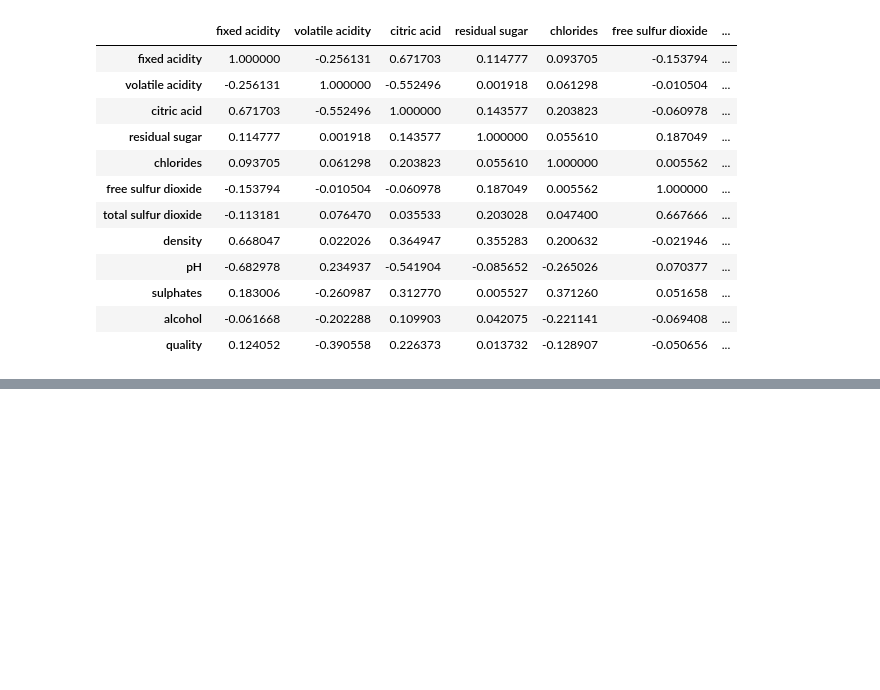
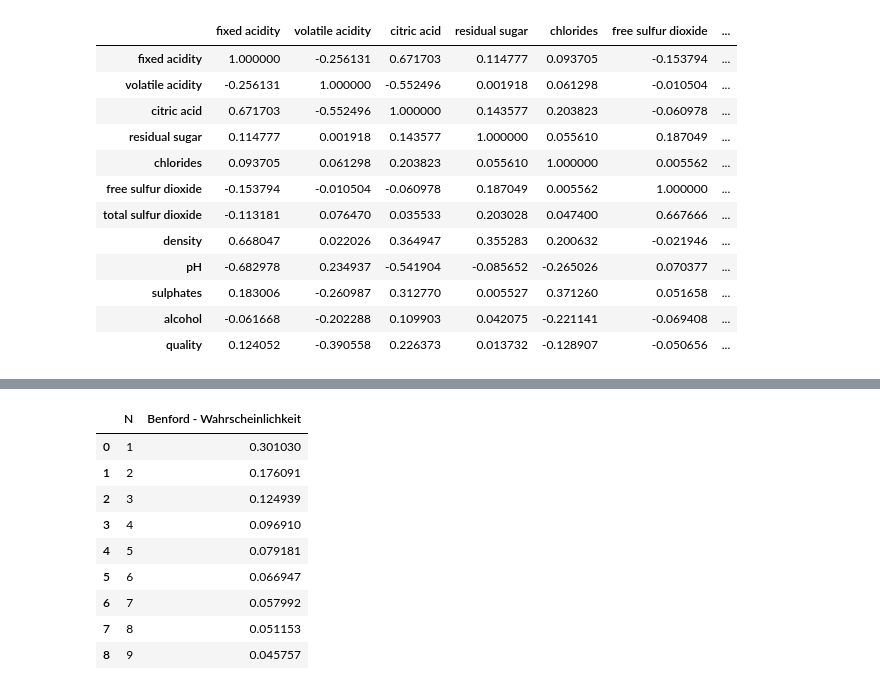
Before and after one commit to carl-pla/portfolio_DS.KI, a Jupyter notebook: project_whole_clemens.ipynb, the cells around one changed output, grey strips where cells are left out. Saved outputs shown, nothing was run; the diff lists cells and outputs as text; code cells hidden in the pictures; blank space fills up the shorter version.

```diff
--- a/project_whole_clemens.ipynb
+++ b/project_whole_clemens.ipynb
@@ -481,0 +552,16 @@ rw[kardinal_columns].corr()
+# %%
+benford = pd.DataFrame(range(1,10,1), columns=['N'])
+
+benford["Benford - Wahrscheinlichkeit"] = np.log10(1+1/benford['N'])
+display(benford)
+# %% [output]
+|  | N | Benford - Wahrscheinlichkeit |
+| 0 | 1 | 0.301030 |
+| 1 | 2 | 0.176091 |
+| 2 | 3 | 0.124939 |
+| 3 | 4 | 0.096910 |
+| 4 | 5 | 0.079181 |
+| 5 | 6 | 0.066947 |
+| 6 | 7 | 0.057992 |
+| 7 | 8 | 0.051153 |
+| 8 | 9 | 0.045757 |
```
Also changed, not shown: parts of 8 cells of this notebook.
